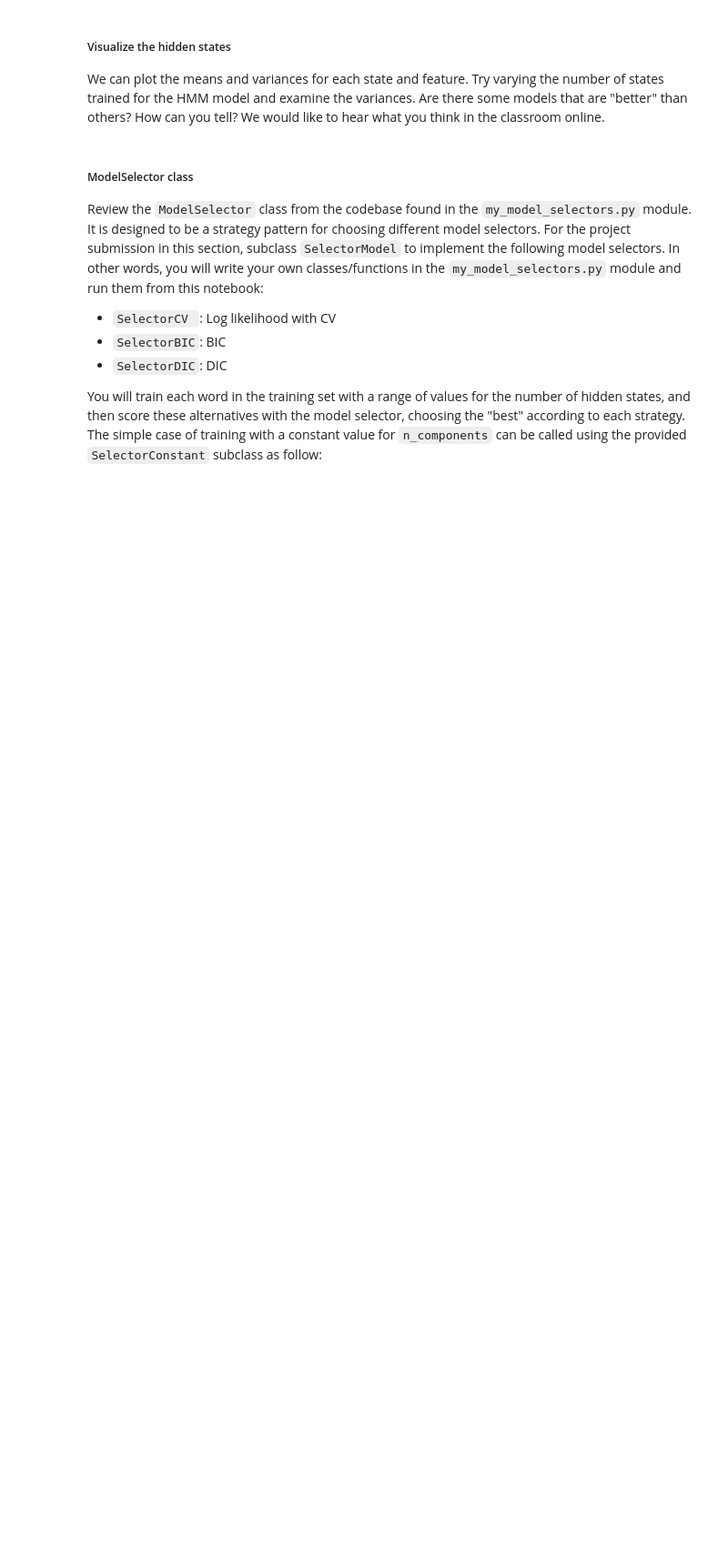
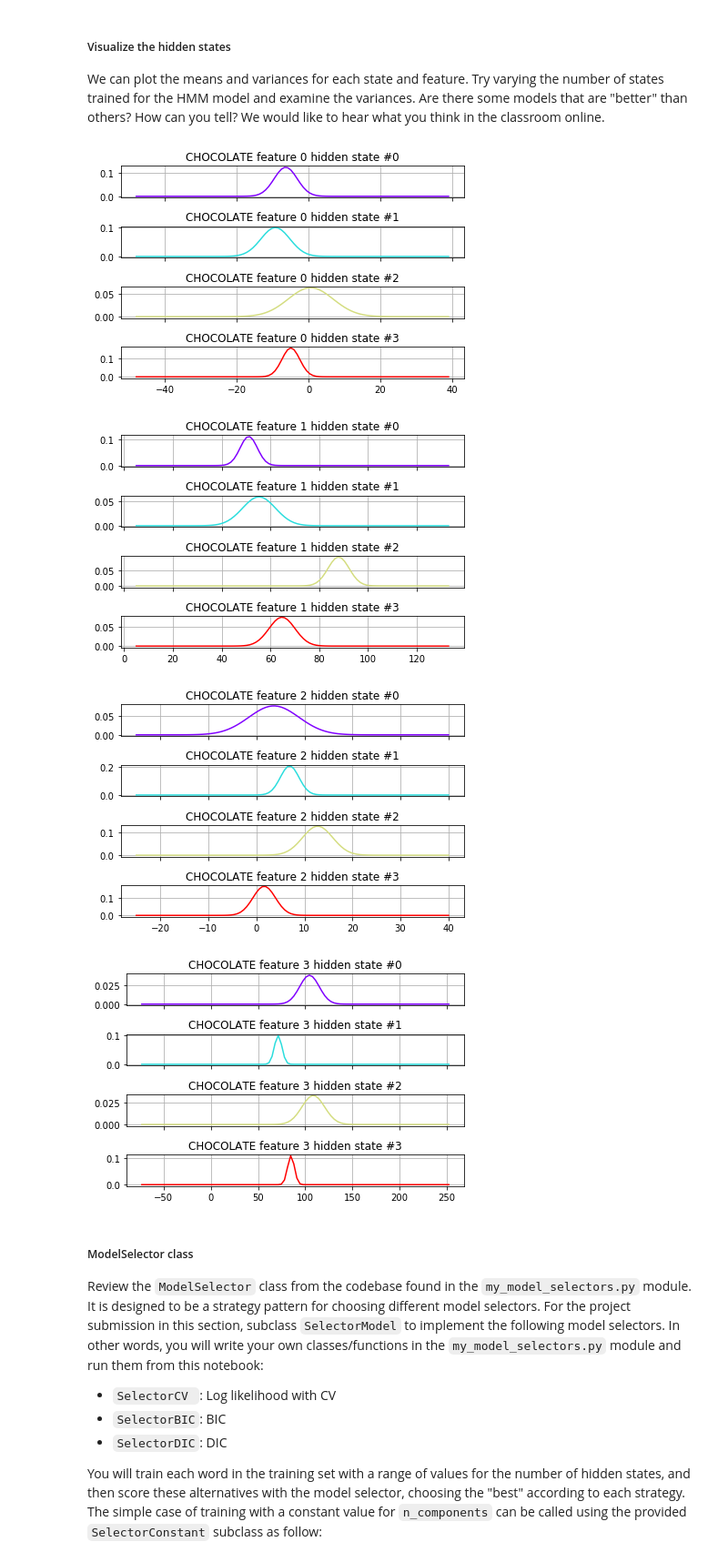
Before and after one commit to yanfei-wu/ai, a Jupyter notebook: recognizer/asl_recognizer.ipynb, the cells around one changed output. Shown: that part at 91% size. Cells and saved outputs as stored; diff of their text form; code cells hidden in the pictures; blank space fills up the shorter version.

```diff
--- a/recognizer/asl_recognizer.ipynb
+++ b/recognizer/asl_recognizer.ipynb
@@ -124,11 +212,20 @@ features_norm = ['norm-rx', 'norm-ry', 'norm-lx','norm-ly']
 # %%
-# TODO add features for polar coordinate values where the nose is the origin
+# Add features for polar coordinate values where the nose is the origin
 # Name these 'polar-rr', 'polar-rtheta', 'polar-lr', and 'polar-ltheta'
 # Note that 'polar-rr' and 'polar-rtheta' refer to the radius and angle
 
+asl.df['polar-rr'] = np.hypot(asl.df['grnd-rx'], asl.df['grnd-ry'])
+asl.df['polar-lr'] = np.hypot(asl.df['grnd-lx'], asl.df['grnd-ly'])
+asl.df['polar-rtheta'] = np.arctan2(asl.df['grnd-rx'], asl.df['grnd-ry'])
+asl.df['polar-ltheta'] = np.arctan2(asl.df['grnd-lx'], asl.df['grnd-ly'])
+
 features_polar = ['polar-rr', 'polar-rtheta', 'polar-lr', 'polar-ltheta']
 # %%
-# TODO add features for left, right, x, y differences by one time step, i.e. the "delta" values discussed in the lecture
+# Add features for left, right, x, y differences by one time step,
+# i.e. the "delta" values discussed in the lecture
 # Name these 'delta-rx', 'delta-ry', 'delta-lx', and 'delta-ly'
 
 features_delta = ['delta-rx', 'delta-ry', 'delta-lx', 'delta-ly']
+
+for feature_d, feature_o in zip(features_delta, features_original):
+    asl.df[feature_d] = asl.df[feature_o].fillna(0).diff().fillna(0)
@@ -143,0 +232,11 @@ features_delta = ['delta-rx', 'delta-ry', 'delta-lx', 'delta-ly']
+# %%
+# Add features for normalized ground features by one time step
+
+features_custom = ['delta-norm-grnd-rx', 'delta-norm-grnd-ry', 'delta-norm-grnd-lx', 'delta-norm-grnd-ly']
+grnd_norm = ['norm-grnd-rx', 'norm-grnd-ry', 'norm-grnd-lx', 'norm-grnd-ly']
+
+for feature_c, feature_g, grnd_n in zip(features_custom, features_ground, grnd_norm):
+    grnd_means = asl.df['speaker'].map(df_means[feature_g])
+    grnd_std = asl.df['speaker'].map(df_std[feature_g])
+    asl.df[grnd_n] = (asl.df[feature_g] - grnd_means) / grnd_std
+    asl.df[feature_c] = asl.df[grnd_n].fillna(0).diff().fillna(0)
@@ -223,0 +393,5 @@ print("logL = {}".format(logL))
+# %%
+my_testword = 'CHOCOLATE'
+model, logL = train_a_word(my_testword, 4, features_ground) # Experiment here with different parameters
+show_model_stats(my_testword, model)
+print("logL = {}".format(logL))
@@ -229,29 +422,35 @@ We can plot the means and variances for each state and feature.  Try varying the
 # %%
 import math
 from matplotlib import (cm, pyplot as plt, mlab)
 
 def visualize(word, model):
     """ visualize the input model for a particular word """
     variance=np.array([np.diag(model.covars_[i]) for i in range(model.n_components)])
     figures = []
     for parm_idx in range(len(model.means_[0])):
         xmin = int(min(model.means_[:,parm_idx]) - max(variance[:,parm_idx]))
         xmax = int(max(model.means_[:,parm_idx]) + max(variance[:,parm_idx]))
         fig, axs = plt.subplots(model.n_components, sharex=True, sharey=False)
         colours = cm.rainbow(np.linspace(0, 1, model.n_components))
         for i, (ax, colour) in enumerate(zip(axs, colours)):
             x = np.linspace(xmin, xmax, 100)
             mu = model.means_[i,parm_idx]
             sigma = math.sqrt(np.diag(model.covars_[i])[parm_idx])
             ax.plot(x, mlab.normpdf(x, mu, sigma), c=colour)
             ax.set_title("{} feature {} hidden state #{}".format(word, parm_idx, i))
+            ax.grid(True)
+            plt.tight_layout()
+        figures.append(plt)
 
-            ax.grid(True)
-        figures.append(plt)
     for p in figures:
         p.show()
 
 visualize(my_testword, model)
+# %% [output]
+[figure, added]
+[figure, added]
+[figure, added]
+[figure, added]
 # %% [markdown]
 #####  ModelSelector class
 Review the `ModelSelector` class from the codebase found in the `my_model_selectors.py` module.  It is designed to be a strategy pattern for choosing different model selectors.  For the project submission in this section, subclass `SelectorModel` to implement the following model selectors.  In other words, you will write your own classes/functions in the `my_model_selectors.py` module and run them from this notebook:
```
Also changed, not shown: parts of 37 cells of this notebook, 6 other files.
